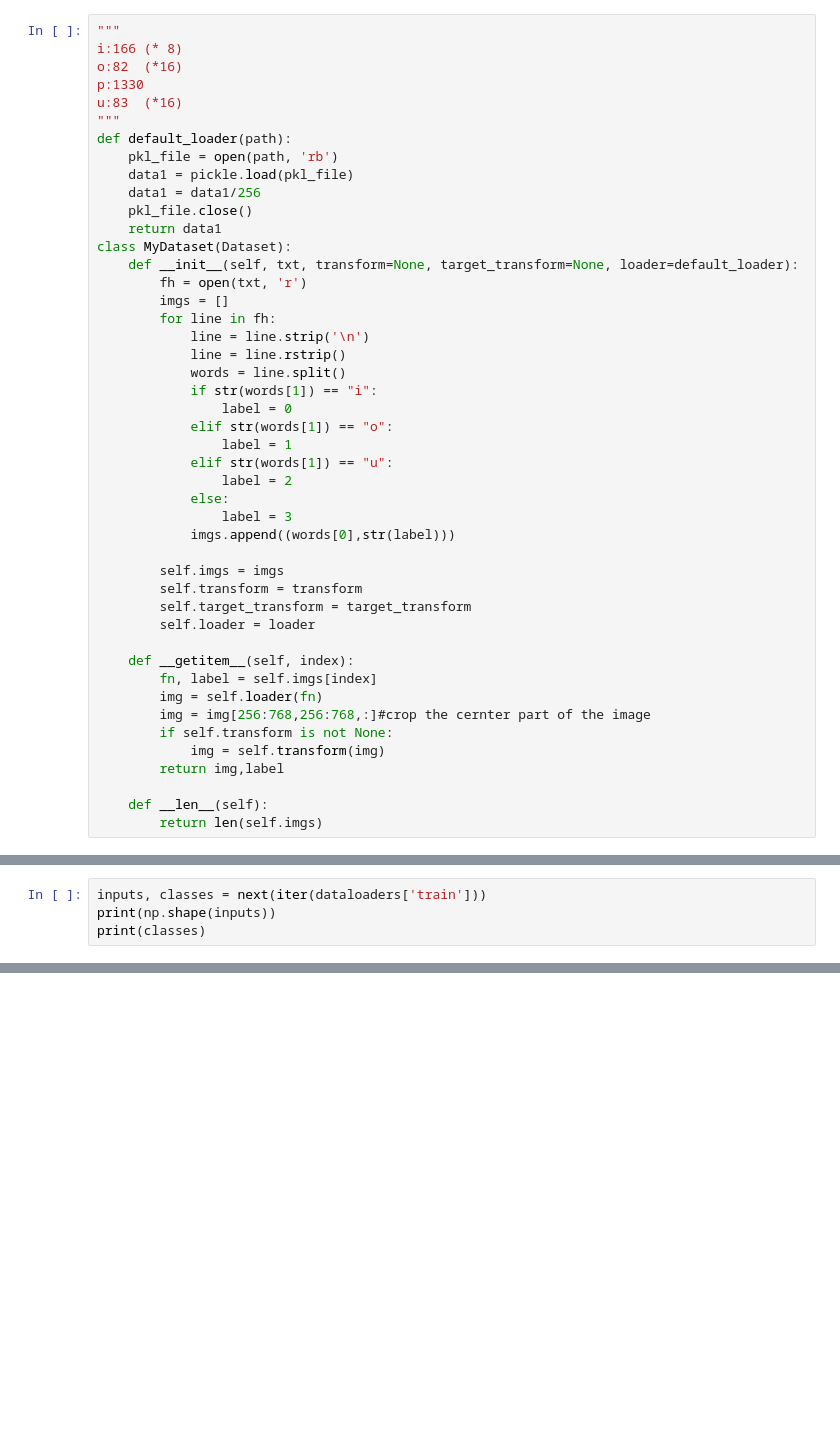
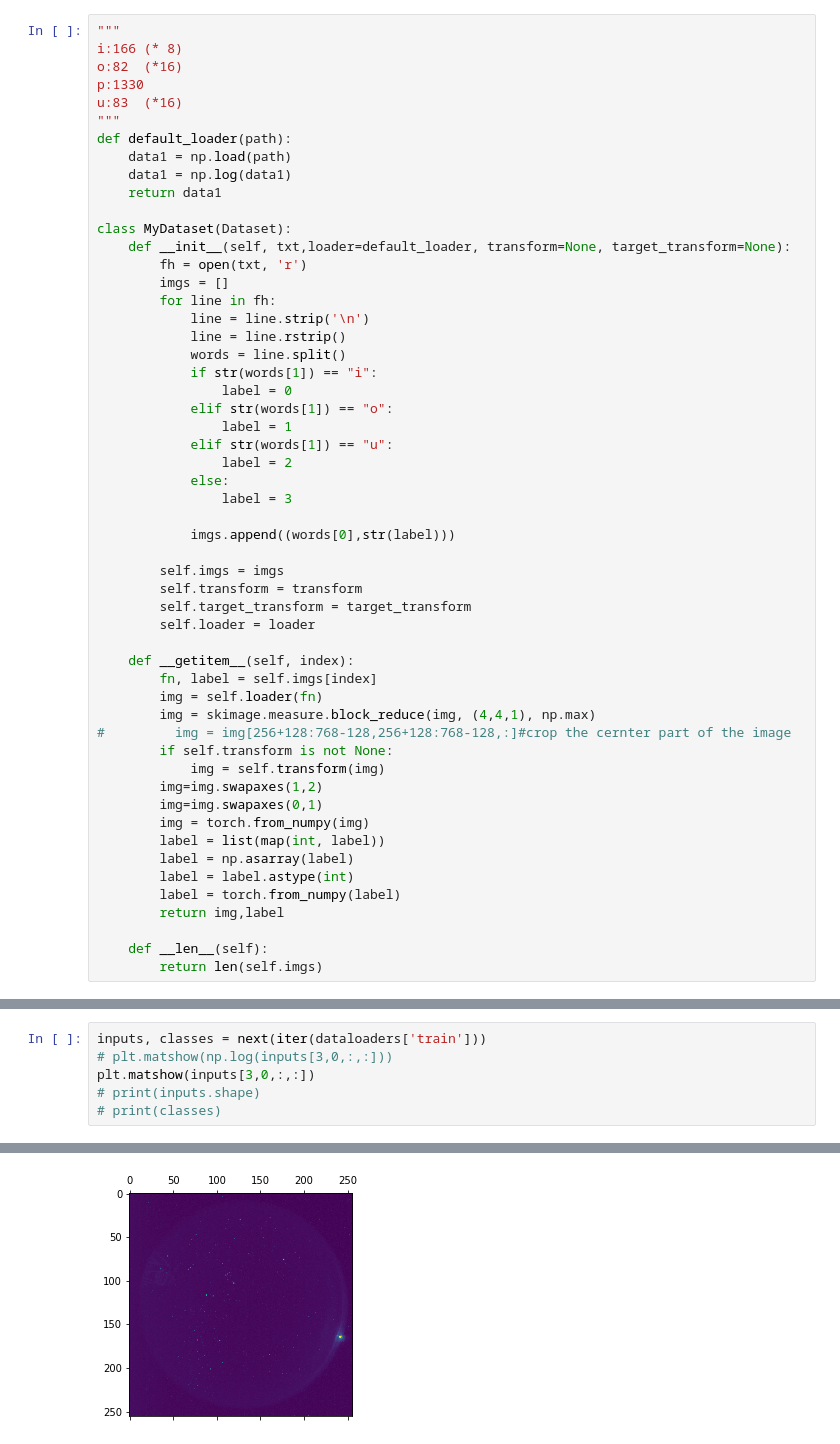
Before and after one commit to tony-wy-wang/Starring-at-the-Night-Sky, a Jupyter notebook: Research Project/Resnet1.ipynb, the cells around one changed output, grey strips where cells are left out. Saved outputs shown, nothing was run; the diff lists cells and outputs as text; blank space fills up the shorter version.

```diff
--- a/Research Project/Resnet1.ipynb
+++ b/Research Project/Resnet1.ipynb
@@ -46,13 +71,12 @@ p:1330
 u:83  (*16)
 """
 def default_loader(path):
-    pkl_file = open(path, 'rb')
-    data1 = pickle.load(pkl_file)
-    data1 = data1/256
-    pkl_file.close()
+    data1 = np.load(path)
+    data1 = np.log(data1)
     return data1
+
 class MyDataset(Dataset):
-    def __init__(self, txt, transform=None, target_transform=None, loader=default_loader):
+    def __init__(self, txt,loader=default_loader, transform=None, target_transform=None):
         fh = open(txt, 'r')
         imgs = []
         for line in fh:
@@ -67,6 +91,7 @@ class MyDataset(Dataset):
                 label = 2
             else:
                 label = 3
+
             imgs.append((words[0],str(label)))
 
         self.imgs = imgs
@@ -77,9 +102,17 @@ class MyDataset(Dataset):
     def __getitem__(self, index):
         fn, label = self.imgs[index]
         img = self.loader(fn)
-        img = img[256:768,256:768,:]#crop the cernter part of the image
+        img = skimage.measure.block_reduce(img, (4,4,1), np.max)
+#         img = img[256+128:768-128,256+128:768-128,:]#crop the cernter part of the image
         if self.transform is not None:
             img = self.transform(img)
+        img=img.swapaxes(1,2)
+        img=img.swapaxes(0,1)
+        img = torch.from_numpy(img)
+        label = list(map(int, label))
+        label = np.asarray(label)
+        label = label.astype(int)
+        label = torch.from_numpy(label)
         return img,label
 
     def __len__(self):
@@ -149,6 +186,8 @@ dataset_sizes = {
 device = torch.device("cuda:0" if torch.cuda.is_available() else "cpu")
 # %%
 inputs, classes = next(iter(dataloaders['train']))
-print(np.shape(inputs))
-print(classes)
+# plt.matshow(np.log(inputs[3,0,:,:]))
+plt.matshow(inputs[3,0,:,:])
+# print(inputs.shape)
+# print(classes)
 # %% [output]
@@ -156,0 +195 @@ torch.Size([4, 30, 512, 512])
+[figure, added]
```
Also changed, not shown: parts of 25 cells of this notebook, 6 other files.
